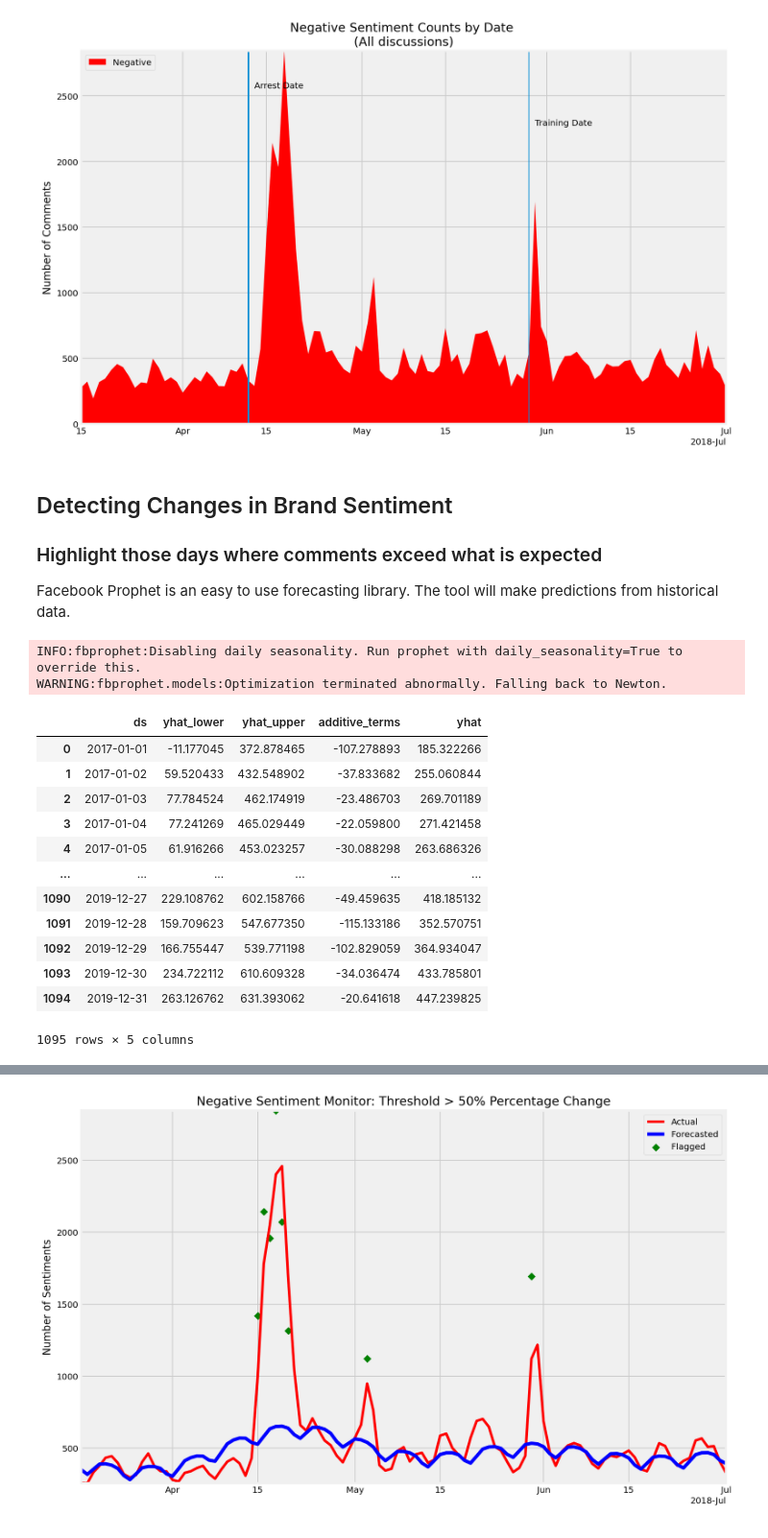
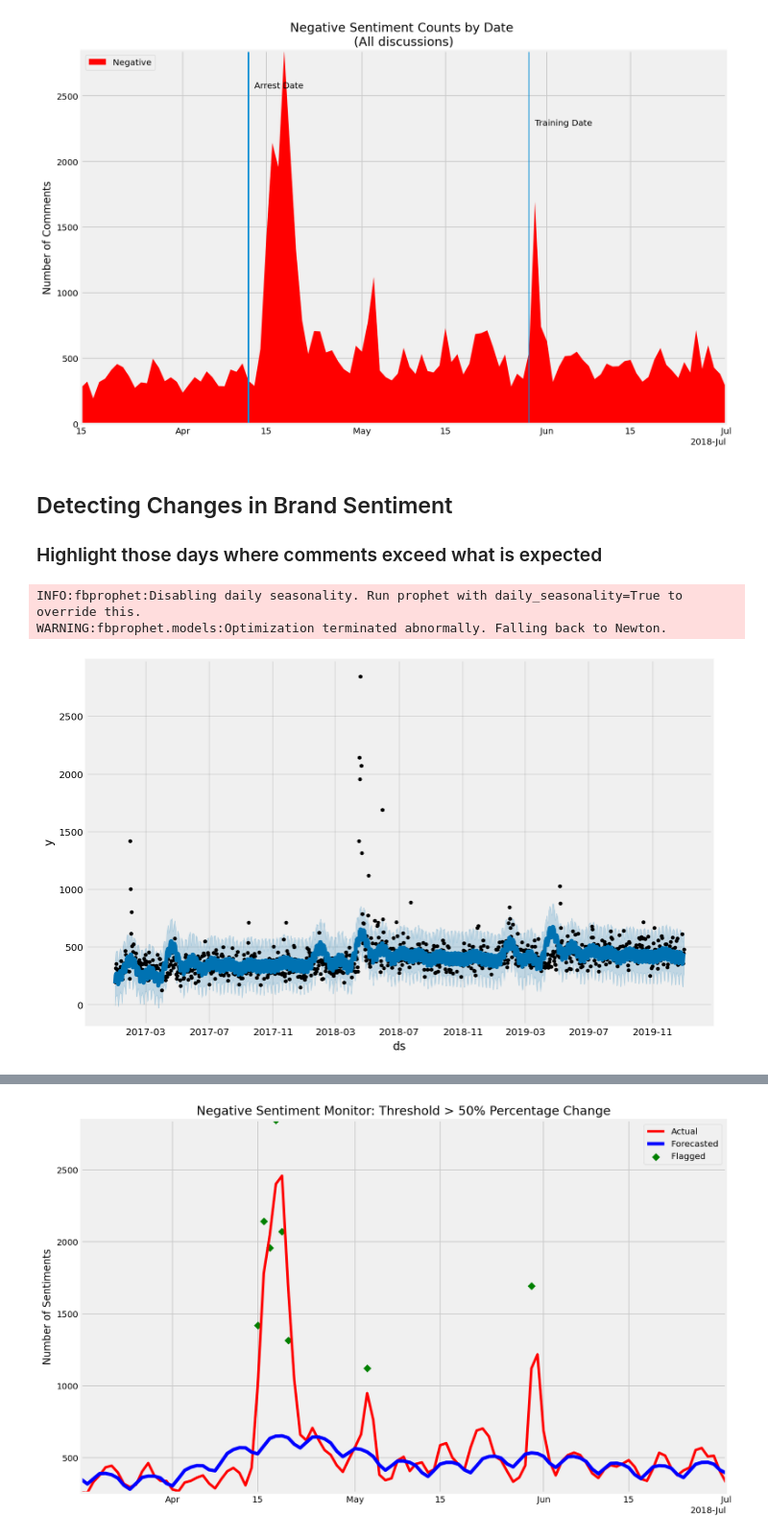
Before and after one commit to SteveG1993/Online-Sentiment-Analysis, a Jupyter notebook: Code/Notebooks/Starbucks Sentiment Analysis.ipynb, the cells around one changed output, grey strips where cells are left out. Shown at 96% size. Drawn from its saved outputs; the diff is of its cells as text; code cells hidden in the pictures.

```diff
--- a/Code/Notebooks/Starbucks Sentiment Analysis.ipynb
+++ b/Code/Notebooks/Starbucks Sentiment Analysis.ipynb
@@ -293,39 +310,24 @@ plt.show()
 ## Detecting Changes in Brand Sentiment
 
 ### Highlight those days where comments exceed what is expected
-
-Facebook Prophet is an easy to use forecasting library. The tool will make predictions from historical data.
 # %%
 from fbprophet import Prophet
 
 df_fb = df.copy()
 #df_fb['created_utc'] = pd.to_datetime(df_fb['created_utc'], format='%Y/%m/%d')
 df_fb.drop(['Positive','Neutral'],axis=1,inplace=True)
 df_fb.rename(columns={"created_utc":"ds","Negative":"y"},inplace=True)
 df_fb.drop(df_fb.columns.difference(['ds','y']), 1, inplace=True)
 
-#Exclude days from the model that are known to be unusual.
+#Known anomalous daysl to be excluded from normal bau
 starbucks_changepoints = ['2018-04-16','2018-04-17','2018-04-18','2018-04-19','2018-05-30']
 
 m = Prophet(changepoints=starbucks_changepoints)
 m.fit(df_fb)
 future = m.make_future_dataframe(periods=0)
 forecast = m.predict(future)
-
-forecast[['ds','yhat_lower','yhat_upper','additive_terms','yhat']]
+fig1 = m.plot(forecast)
 # %% [output]
 INFO:fbprophet:Disabling daily seasonality. Run prophet with daily_seasonality=True to override this.
 WARNING:fbprophet.models:Optimization terminated abnormally. Falling back to Newton.
-|  | ds | yhat_lower | yhat_upper | additive_terms | yhat |
-| 0 | 2017-01-01 | -11.177045 | 372.878465 | -107.278893 | 185.322266 |
-| 1 | 2017-01-02 | 59.520433 | 432.548902 | -37.833682 | 255.060844 |
-| 2 | 2017-01-03 | 77.784524 | 462.174919 | -23.486703 | 269.701189 |
-| 3 | 2017-01-04 | 77.241269 | 465.029449 | -22.059800 | 271.421458 |
-| 4 | 2017-01-05 | 61.916266 | 453.023257 | -30.088298 | 263.686326 |
-| ... | ... | ... | ... | ... | ... |
-| 1090 | 2019-12-27 | 229.108762 | 602.158766 | -49.459635 | 418.185132 |
-| 1091 | 2019-12-28 | 159.709623 | 547.677350 | -115.133186 | 352.570751 |
-| 1092 | 2019-12-29 | 166.755447 | 539.771198 | -102.829059 | 364.934047 |
-| 1093 | 2019-12-30 | 234.722112 | 610.609328 | -34.036474 | 433.785801 |
-| 1094 | 2019-12-31 | 263.126762 | 631.393062 | -20.641618 | 447.239825 |
-1095 rows × 5 columns
+[figure, added]
```
Also changed, not shown: parts of 45 cells of this notebook.
